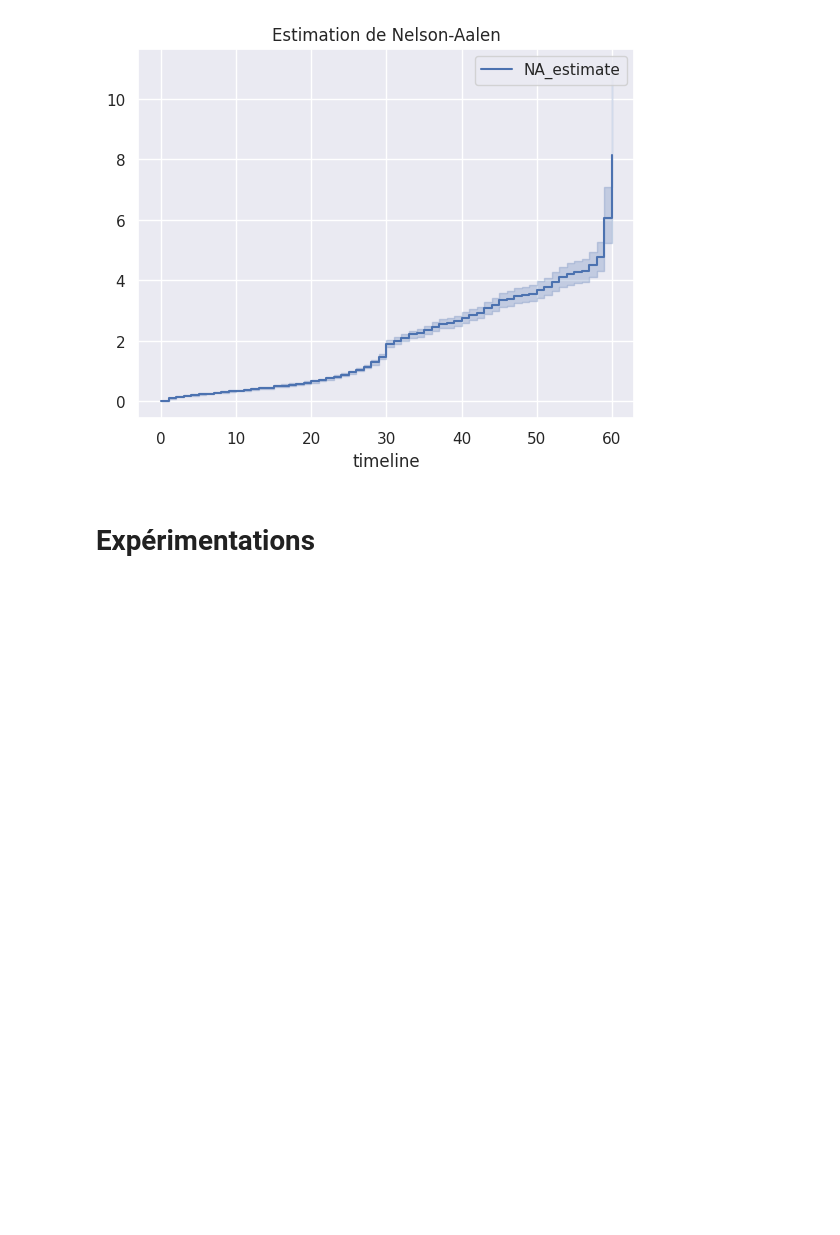
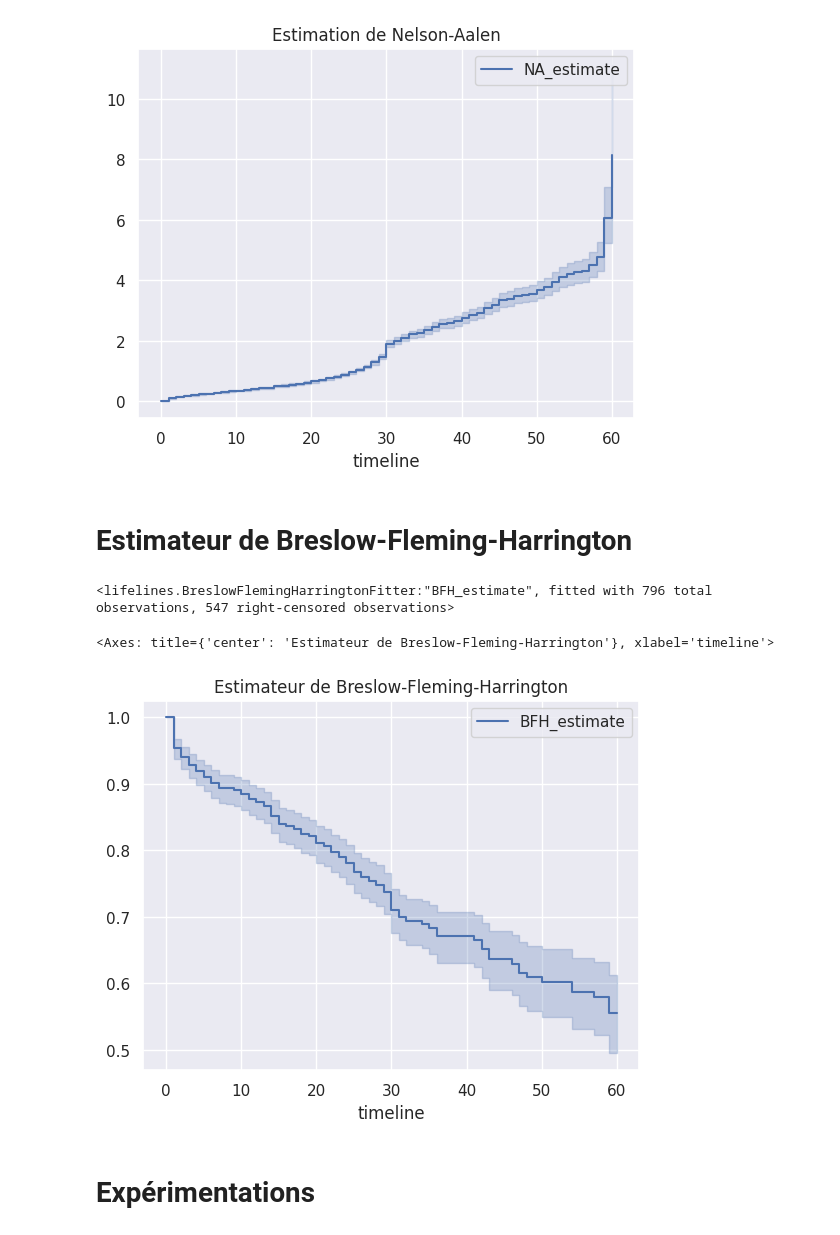
Before and after one commit to Ab2nour/kickstarter-project-analysis, a Jupyter notebook: src/modelisation.ipynb, the cells around one changed output. Cells and saved outputs as stored; diff of their text form; code cells hidden in the pictures; blank space fills up the shorter version.

Commit message:
feat(wip): Breslow-Fleming-Harrington estimator

```diff
--- a/src/modelisation.ipynb
+++ b/src/modelisation.ipynb
@@ -136,6 +136,21 @@ naf.plot_cumulative_hazard()
 # %% [output]
 <Axes: title={'center': 'Estimation de Nelson-Aalen'}, xlabel='timeline'>
 [figure]
+# %% [markdown]
+# Estimateur de Breslow-Fleming-Harrington
+# %%
+from lifelines import BreslowFlemingHarringtonFitter
+bfh = BreslowFlemingHarringtonFitter()
+
+bfh.fit(event_times, event_observed=event_observed)
+# %% [output]
+<lifelines.BreslowFlemingHarringtonFitter:"BFH_estimate", fitted with 796 total observations, 547 right-censored observations>
+# %%
+plt.title("Estimateur de Breslow-Fleming-Harrington")
+bfh.plot()
+# %% [output]
+<Axes: title={'center': 'Estimateur de Breslow-Fleming-Harrington'}, xlabel='timeline'>
+[figure, added]
 # %% [markdown]
 # Expérimentations
 # %%
```
